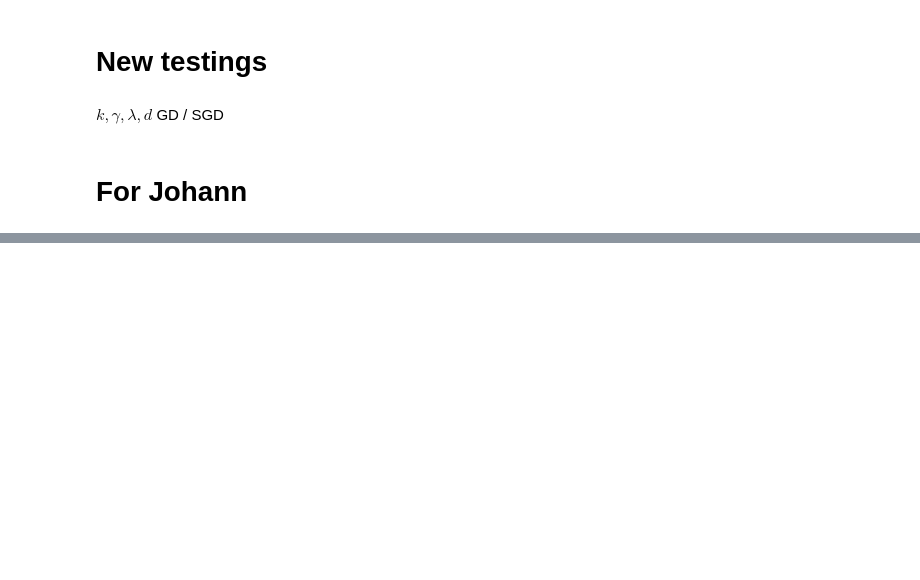
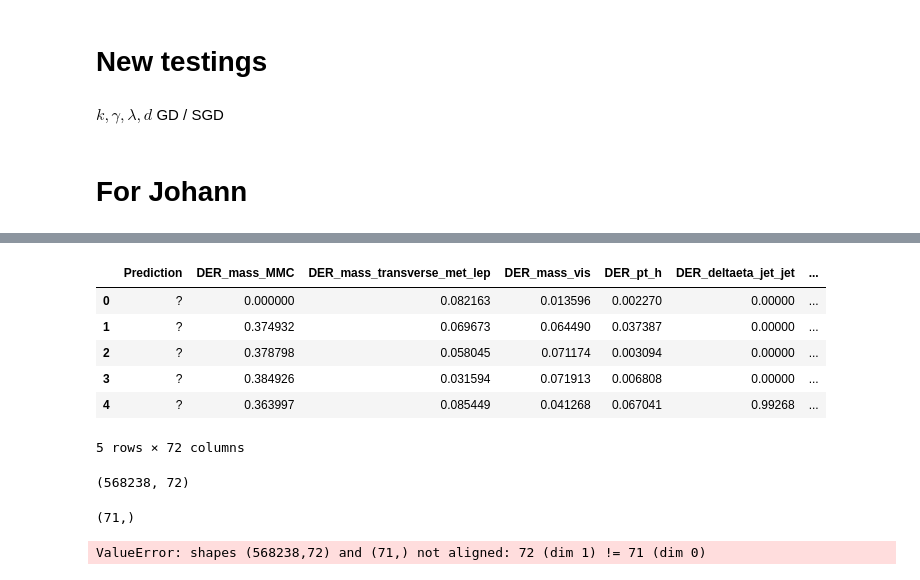
Before and after one commit to Tesa27/ML_project1, a Jupyter notebook: Implementations_v2-Copy1.ipynb, the cells around one changed output, grey strips where cells are left out. Drawn from its saved outputs; the diff is of its cells as text; code cells hidden in the pictures; blank space fills up the shorter version.

```diff
--- a/Implementations_v2-Copy1.ipynb
+++ b/Implementations_v2-Copy1.ipynb
@@ -458,14 +310,32 @@ PRI_jet_num3
 # %% [markdown]
 # Augmentation functions
+# %%
+def feature_exp_expansion(train_data, columns):
+    for column in columns:
+        if column in ['PRI_jet_num0', 'PRI_jet_num1', 'PRI_jet_num2', 'PRI_jet_num3', 'Prediction']:
+            continue
+
+        train_data[f'exp_{column}'] = np.exp(train_data[column])
+    return train_data
+
+
+def feature_log_expansion(train_data, columns):
+    for column in columns:
+        if train_data[column].min() > 0:
+            train_data[f'log_{column}'] = np.log(train_data[column])
+    return train_data
 # %%
 def feature_polynomial_expansion(x, columns, d):
+    if d == 1:
+        return x
+
     if d == 0:
         new_x = x.drop(columns, axis=1)
         return new_x
 
     new_x = x.copy()
     for column in columns:
-        if ccolumn in column:
+        if column in ['PRI_jet_num0', 'PRI_jet_num1', 'PRI_jet_num2', 'PRI_jet_num3']:
             continue
         for i in range(2,d+1):
             new_x[f'{column}^{i}'] = x[column] ** i
@@ -1335,0 +1029,9 @@ df.to_csv("testKKN.csv")
+# %%
+parameters = {}
+for column in train_data.columns:
+    if column == 'Prediction' or column=='Constant':
+        continue
+    parameters[column] = 1
+parameters['lambda'] = 0
+parameters['gamma'] = 0.00001
+w, evaluation_test, evaluation_train = run(train_data, parameters, GD=True)
@@ -1335,0 +1053,28 @@ df.to_csv("testKKN.csv")
+# %%
+for key, value in parameters.items():
+    if key in ['lambda', 'gamma']:
+        continue
+
+    test_data = feature_polynomial_expansion(test_data, [key], value)
+# %%
+test_data.head()
+# %% [output]
+|  | Prediction | DER_mass_MMC | DER_mass_transverse_met_lep | DER_mass_vis | DER_pt_h | DER_deltaeta_jet_jet | ... |
+| 0 | ? | 0.000000 | 0.082163 | 0.013596 | 0.002270 | 0.00000 | ... |
+| 1 | ? | 0.374932 | 0.069673 | 0.064490 | 0.037387 | 0.00000 | ... |
+| 2 | ? | 0.378798 | 0.058045 | 0.071174 | 0.003094 | 0.00000 | ... |
+| 3 | ? | 0.384926 | 0.031594 | 0.071913 | 0.006808 | 0.00000 | ... |
+| 4 | ? | 0.363997 | 0.085449 | 0.041268 | 0.067041 | 0.99268 | ... |
+5 rows × 72 columns
+# %%
+test_data.shape
+# %% [output]
+(568238, 72)
+# %%
+w.shape
+# %% [output]
+(71,)
+# %%
+y_predict = predict(test_data, w)
+# %% [output]
+ValueError: shapes (568238,72) and (71,) not aligned: 72 (dim 1) != 71 (dim 0)
```
Also changed, not shown: parts of 84 cells of this notebook.
